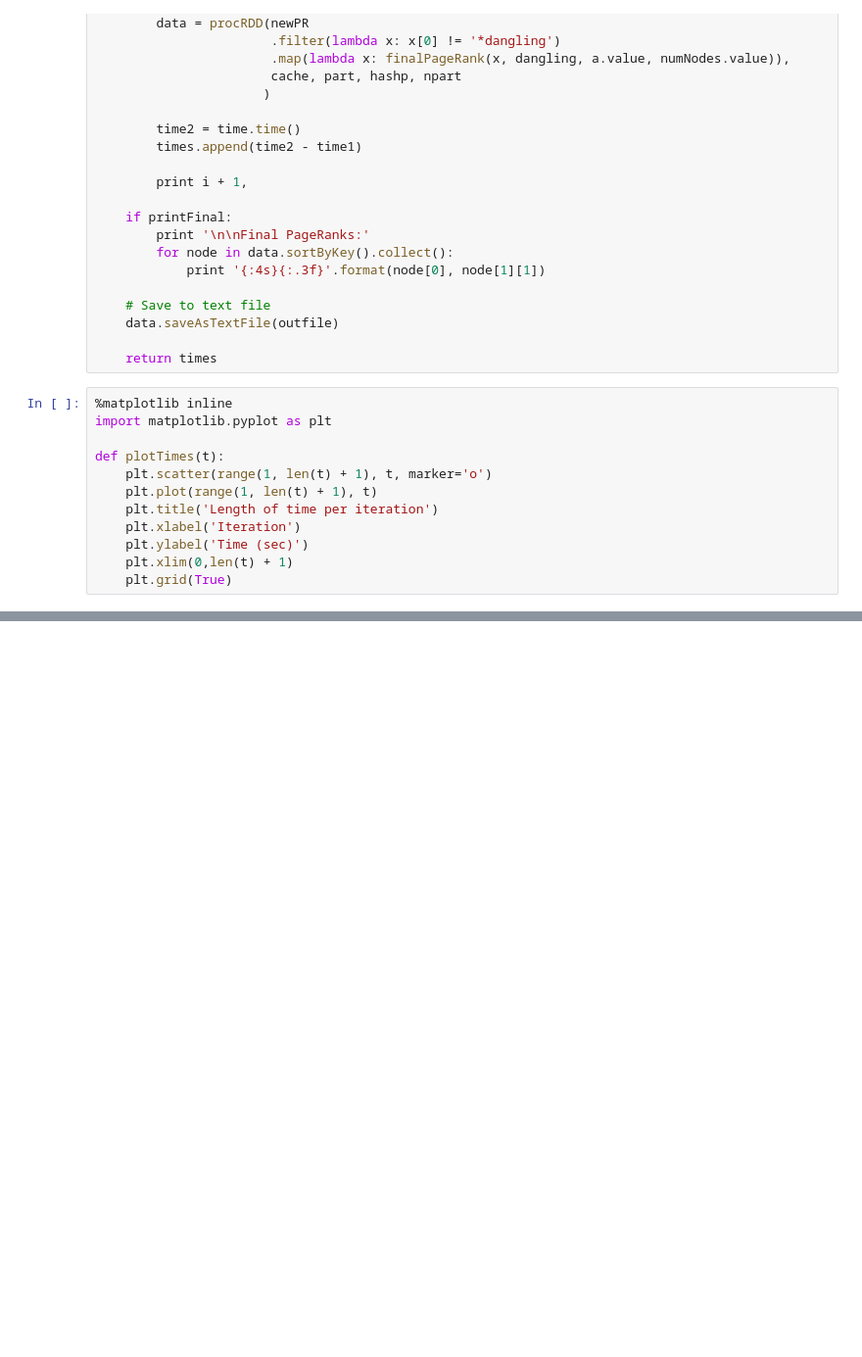
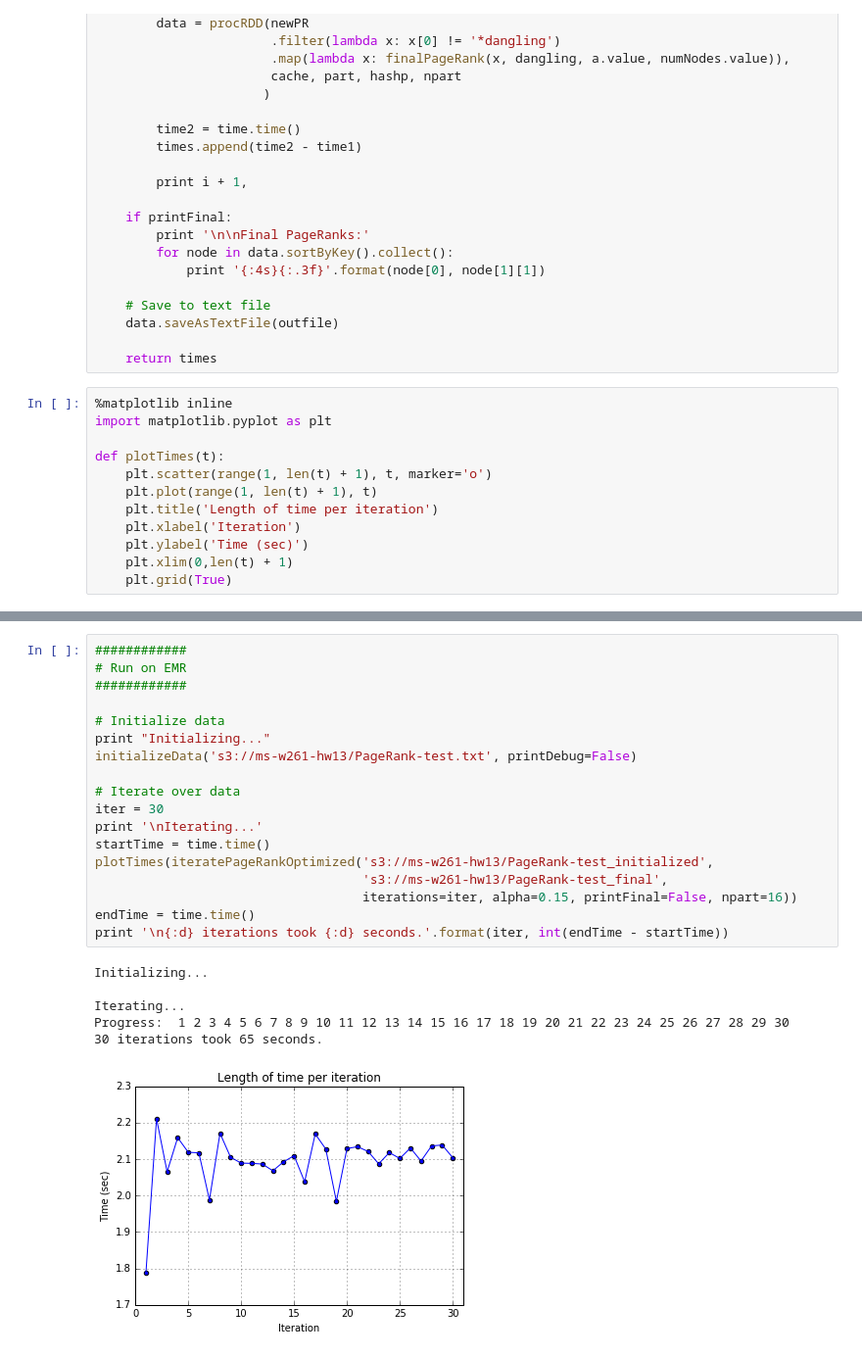
Before and after one commit to mseltz/W261-Fall2016, a Jupyter notebook: Week13/MIDS-W261-2016-HWK-Week13-Seltzer.ipynb, the cells around one changed output, grey strips where cells are left out. Shown at 98% size. Saved outputs shown, nothing was run; the diff lists cells and outputs as text; blank space fills up the shorter version.

Commit message:
Work on Wikipedia data set on EMR

```diff
--- a/Week13/MIDS-W261-2016-HWK-Week13-Seltzer.ipynb
+++ b/Week13/MIDS-W261-2016-HWK-Week13-Seltzer.ipynb
@@ -282,3 +283,28 @@ I   0.016
 J   0.016
 K   0.016
 [figure]
+# %%
+############
+# Run on EMR
+############
+
+# Initialize data
+print "Initializing..."
+initializeData('s3://ms-w261-hw13/PageRank-test.txt', printDebug=False)
+
+# Iterate over data
+iter = 30
+print '\nIterating...'
+startTime = time.time()
+plotTimes(iteratePageRankOptimized('s3://ms-w261-hw13/PageRank-test_initialized',
+                                   's3://ms-w261-hw13/PageRank-test_final',
+                                   iterations=iter, alpha=0.15, printFinal=False, npart=16))
+endTime = time.time()
+print '\n{:d} iterations took {:d} seconds.'.format(iter, int(endTime - startTime))
+# %% [output]
+Initializing...
+
+Iterating...
+Progress:  1 2 3 4 5 6 7 8 9 10 11 12 13 14 15 16 17 18 19 20 21 22 23 24 25 26 27 28 29 30
+30 iterations took 65 seconds.
+[figure, added]
```
Also changed, not shown: parts of 9 cells of this notebook.
